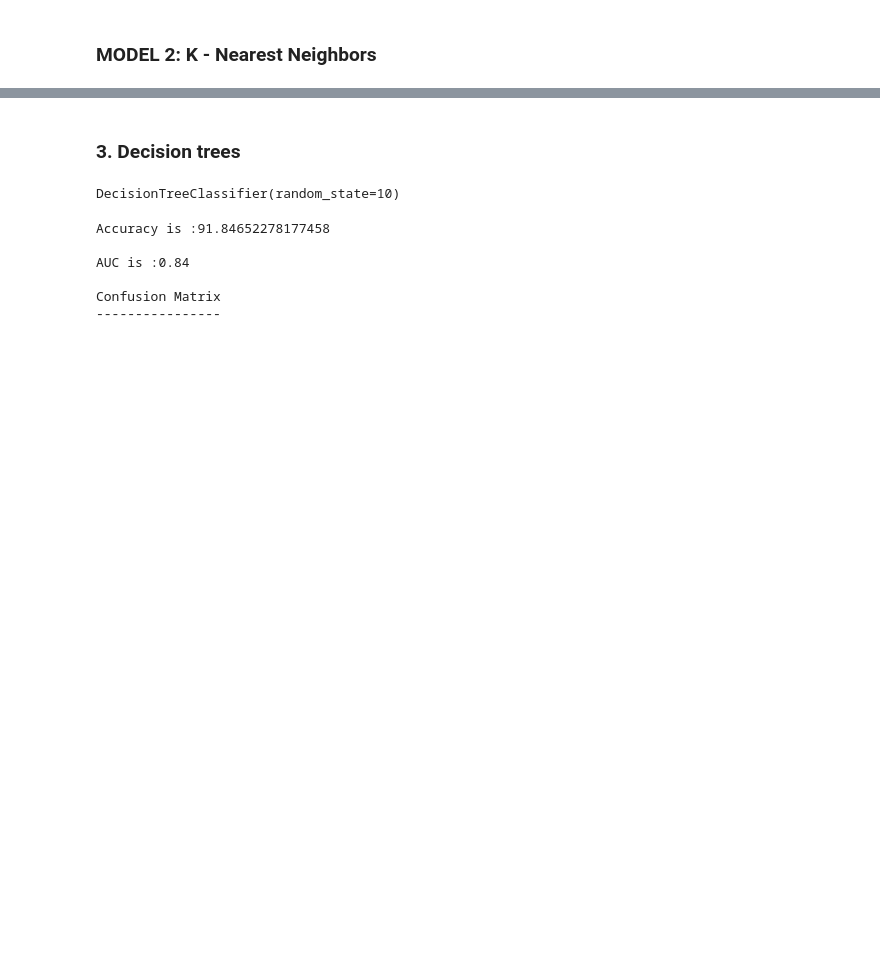
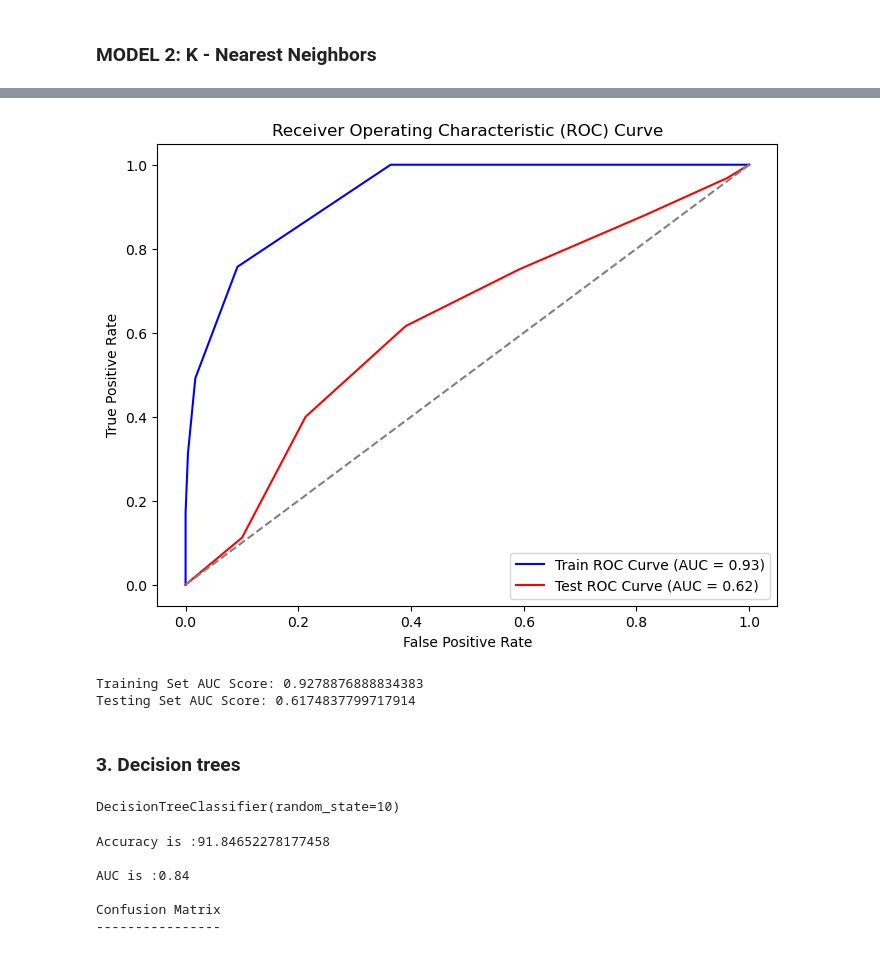
Before and after one commit to VincentKiplangat/Predicting-customer-churn-for-SyrialTel, a Jupyter notebook: SyrialTel.ipynb, the cells around one changed output, grey strips where cells are left out. Drawn from its saved outputs; the diff is of its cells as text; code cells hidden in the pictures; blank space fills up the shorter version.

```diff
--- a/SyrialTel.ipynb
+++ b/SyrialTel.ipynb
@@ -500,10 +671,26 @@ test_preds = clf.predict(X_test)
 # %%
 #Evaluating the model
+
+clf = KNeighborsClassifier()
+
+# Fit the classifier
+clf.fit(X_train_scaled, y_train)
+
+# Predict on the test set
+test_preds = clf.predict(X_test)
+
+# Predict on the training set
+train_preds = clf.predict(X_train_scaled)
+
 def print_metrics(labels, preds):
     print("Precision Score: {}".format(precision_score(labels, preds)))
     print("Recall Score: {}".format(recall_score(labels, preds)))
     print("Accuracy Score: {}".format(accuracy_score(labels, preds)))
     print("F1 Score: {}".format(f1_score(labels, preds)))
 
+# Assuming you have y_train, y_test, X_train_scaled, and X_test defined earlier
+print("Training Set Metrics:")
+print_metrics(y_train, train_preds)
+print("\nTesting Set Metrics:")
 print_metrics(y_test, test_preds)
 # %% [output]
@@ -541,3 +773,33 @@ ValueError: Found input variables with inconsistent numbers of samples: [2499, 8
+# %%
+# Calculate the probabilities for positive class (churned) for both training and testing sets
+train_probs = clf.predict_proba(X_train_scaled)[:, 1]
+test_probs = clf.predict_proba(X_test)[:, 1]
+
+# Calculate the ROC curve for both training and testing sets
+train_fpr, train_tpr, _ = roc_curve(y_train, train_probs)
+test_fpr, test_tpr, _ = roc_curve(y_test, test_probs)
+
+# Calculate the AUC score for both training and testing sets
+train_auc = roc_auc_score(y_train, train_probs)
+test_auc = roc_auc_score(y_test, test_probs)
+
+# Plot the ROC curve
+plt.figure(figsize=(8, 6))
+plt.plot(train_fpr, train_tpr, label='Train ROC Curve (AUC = {:.2f})'.format(train_auc), color='blue')
+plt.plot(test_fpr, test_tpr, label='Test ROC Curve (AUC = {:.2f})'.format(test_auc), color='red')
+plt.plot([0, 1], [0, 1], linestyle='--', color='gray')
+plt.xlabel('False Positive Rate')
+plt.ylabel('True Positive Rate')
+plt.title('Receiver Operating Characteristic (ROC) Curve')
+plt.legend()
+plt.show()
+
+print("Training Set AUC Score:", train_auc)
+print("Testing Set AUC Score:", test_auc)
+# %% [output]
+[figure, added]
+Training Set AUC Score: 0.9278876888834383
+Testing Set AUC Score: 0.6174837799717914
 # %% [markdown]
 ### 3. Decision trees
 # %%
```
Also changed, not shown: parts of 77 cells of this notebook, 1 other file.
